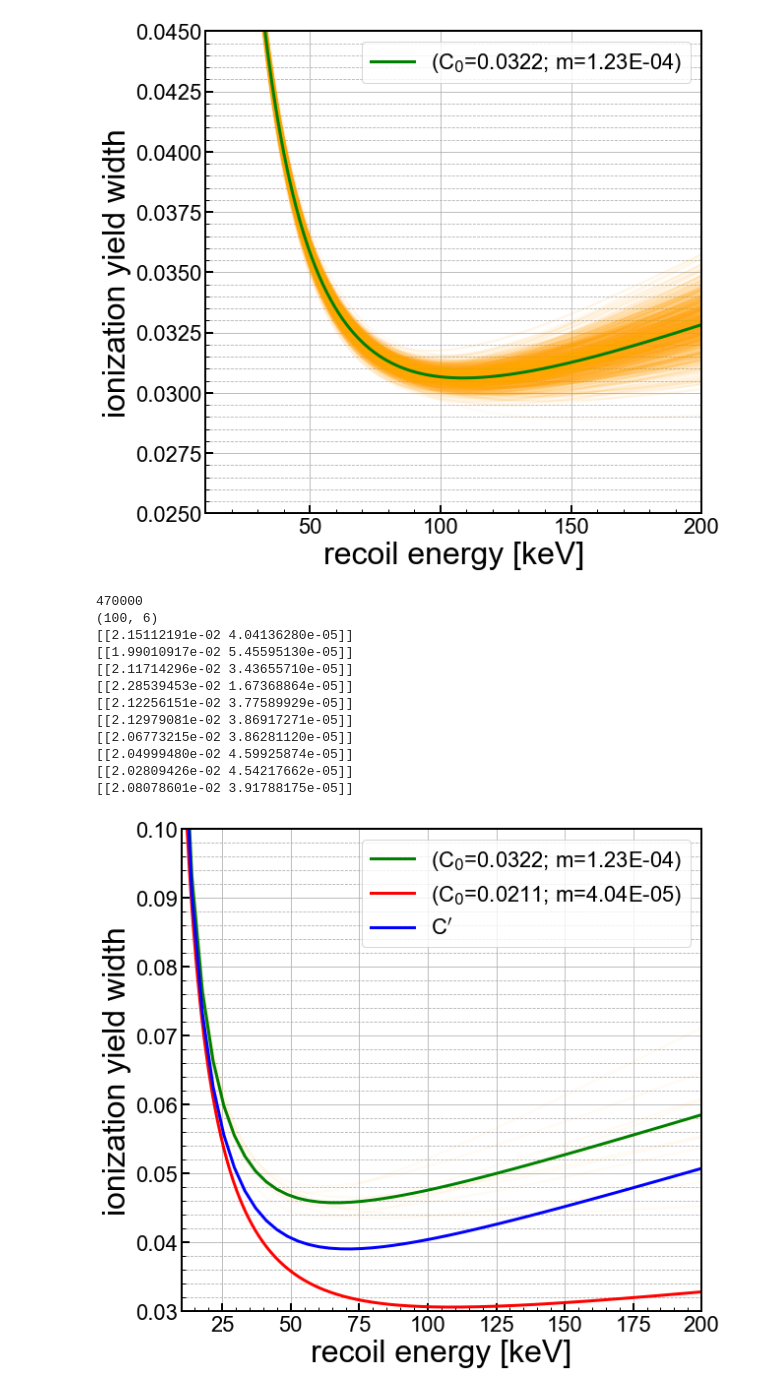
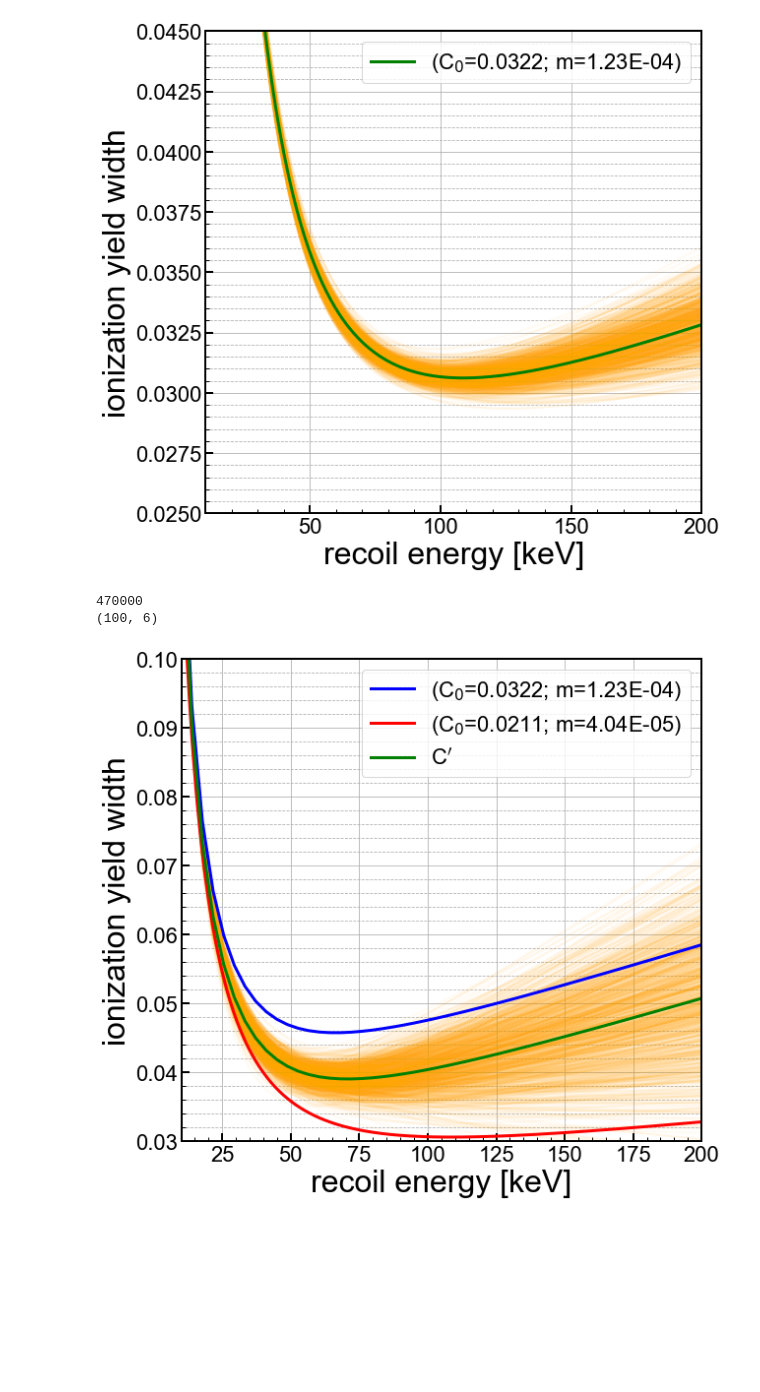
Before and after one commit to villano-lab/nrFano_paper2019, a Jupyter notebook: analysis_documentation/extractedFano.ipynb, the cells around one changed output. Cells and saved outputs as stored; diff of their text form; code cells hidden in the pictures; blank space fills up the shorter version.

```diff
--- a/analysis_documentation/extractedFano.ipynb
+++ b/analysis_documentation/extractedFano.ipynb
@@ -186,63 +186,54 @@ ax1 = axes
 print(len(samples))
 print(np.shape(samples[np.random.randint(len(samples), size=100)]))
 #for Cms_em, m_em in samples[np.random.randint(len(samples), size=100)]:
-for aH_em, Cms_em, m_em, scale_em, A_em, B_em in samples[np.random.randint(len(samples), size=10)]:
-    print(samples_m[np.random.randint(len(samples_m), size=1)])
-    ax1.plot(xl, np.sqrt(Sigss**2+(Cms_em+m_em*xl)**2), color="orange", alpha=0.05)
+for aH_em, Cms_em, m_em, scale_em, A_em, B_em in samples[np.random.randint(len(samples), size=1000)]:
+    msfit=samples_m[np.random.randint(len(samples_m), size=1)]
+    #print(msfit)
+    ax1.plot(xl, np.sqrt(Sigss**2-(msfit[0,0]+msfit[0,1]*xl)**2+(Cms_em+m_em*xl)**2), color="orange", alpha=0.05)
 
 #ax1.plot(xl,upvec,color='r',linestyle="--",linewidth=2, \
 #         label='1$\sigma$ fluct.')
 #ax1.plot(xl,dnvec,color='r',linestyle="--",linewidth=2, \
 #         label='')
 
-ax1.plot(xl,np.sqrt(Sigss**2+(Cms+xl*slope)**2),color='g',linestyle="-",linewidth=3, \
+ax1.plot(xl,np.sqrt(Sigss**2+(Cms+xl*slope)**2),color='b',linestyle="-",linewidth=3, \
          label='(C$_0$={:01.3}; m={:01.2E})'.format(Cms,slope))
 
 ax1.plot(xl_m,np.sqrt(Sigss_m**2+(Cms_m+xl_m*slope_m)**2),color='r',linestyle="-",linewidth=3, \
          label='(C$_0$={:01.3}; m={:01.2E})'.format(Cms_m,slope_m))
 
 
-ax1.plot(xl,np.sqrt(Sigss**2-(Cms_m+xl*slope_m)**2+(Cms+xl*slope)**2),color='b',linestyle="-",linewidth=3, \
+ax1.plot(xl,np.sqrt(Sigss**2-(Cms_m+xl*slope_m)**2+(Cms+xl*slope)**2),color='g',linestyle="-",linewidth=3, \
          label='C$^\prime$')
 #ax1.errorbar(E_recoil[2::],sig_NR[2::], yerr=sig_NR_err[2::], \
 #         color='k', marker='o', markersize=4,linestyle='none',label='NR Edw. Measurement', linewidth=2)
 
 ymin = 0.03
 ymax = 0.1
 
 
 
 ax1.set_yscale('linear')
 #ax1.set_yscale('log')
 ax1.set_xlim(10, 200)
 ax1.set_ylim(ymin,ymax)
 ax1.set_xlabel(r'recoil energy [keV]')
 ax1.set_ylabel('ionization yield width')
 ax1.grid(True)
 ax1.yaxis.grid(True,which='minor',linestyle='--')
 ax1.legend(loc=1,prop={'size':22})
 #ax1.legend(bbox_to_anchor=(1.04,1),borderaxespad=0,prop={'size':22})
 
 for axis in ['top','bottom','left','right']:
   ax1.spines[axis].set_linewidth(2)
 
 plt.tight_layout()
 #plt.savefig('figures/EdwyieldWidthFit_Figure2b.eps')
 plt.show()
 # %% [output]
 470000
 (100, 6)
-[[2.15112191e-02 4.04136280e-05]]
-[[1.99010917e-02 5.45595130e-05]]
-[[2.11714296e-02 3.43655710e-05]]
-[[2.28539453e-02 1.67368864e-05]]
-[[2.12256151e-02 3.77589929e-05]]
-[[2.12979081e-02 3.86917271e-05]]
-[[2.06773215e-02 3.86281120e-05]]
-[[2.04999480e-02 4.59925874e-05]]
-[[2.02809426e-02 4.54217662e-05]]
-[[2.08078601e-02 3.91788175e-05]]
-[figure, old version]
+[figure, new version]
 # %%
 #set up a plot
 
```
Also changed, not shown: parts of 2 cells of this notebook.
